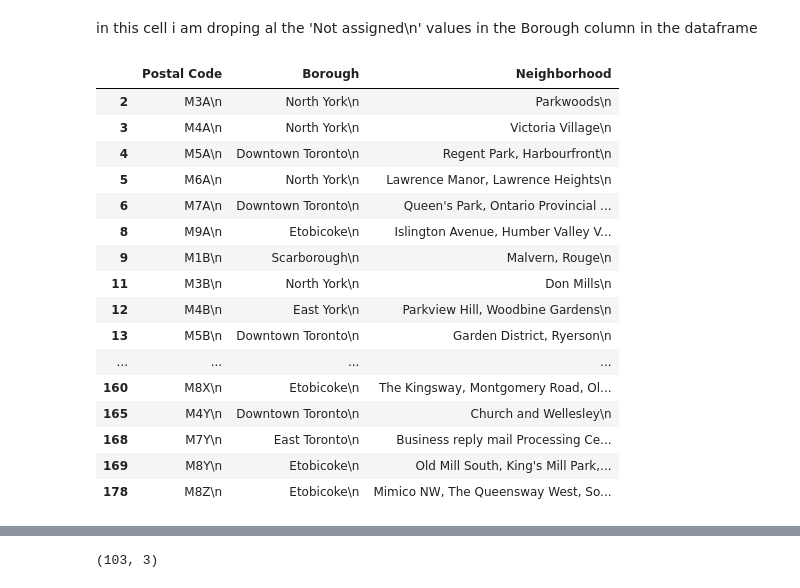
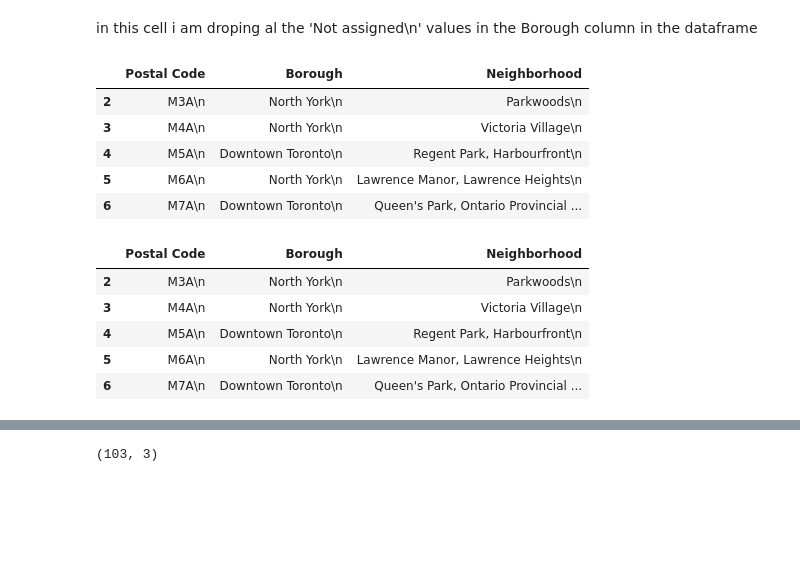
Before and after one commit to liran877/liran_data_science_course, a Jupyter notebook: Segmenting and Clustering Neighborhoods in Toronto.ipynb, the cells around one changed output, grey strips where cells are left out. Drawn from its saved outputs; the diff is of its cells as text; code cells hidden in the pictures; blank space fills up the shorter version.

```diff
--- a/Segmenting and Clustering Neighborhoods in Toronto.ipynb
+++ b/Segmenting and Clustering Neighborhoods in Toronto.ipynb
@@ -103,23 +103,21 @@ df.head()
 in this cell i am droping al the 'Not assigned\n' values in the Borough column in the dataframe
 # %%
 df.drop(df.loc[df['Borough']=='Not assigned\n'].index, inplace=True)
-
-df
+df.head()
 # %% [output]
 |  | Postal Code | Borough | Neighborhood |
 | 2 | M3A\n | North York\n | Parkwoods\n |
 | 3 | M4A\n | North York\n | Victoria Village\n |
 | 4 | M5A\n | Downtown Toronto\n | Regent Park, Harbourfront\n |
 | 5 | M6A\n | North York\n | Lawrence Manor, Lawrence Heights\n |
 | 6 | M7A\n | Downtown Toronto\n | Queen's Park, Ontario Provincial ... |
-| 8 | M9A\n | Etobicoke\n | Islington Avenue, Humber Valley V... |
-| 9 | M1B\n | Scarborough\n | Malvern, Rouge\n |
-| 11 | M3B\n | North York\n | Don Mills\n |
-| 12 | M4B\n | East York\n | Parkview Hill, Woodbine Gardens\n |
-| 13 | M5B\n | Downtown Toronto\n | Garden District, Ryerson\n |
-| ... | ... | ... | ... |
-| 160 | M8X\n | Etobicoke\n | The Kingsway, Montgomery Road, Ol... |
-| 165 | M4Y\n | Downtown Toronto\n | Church and Wellesley\n |
-| 168 | M7Y\n | East Toronto\n | Business reply mail Processing Ce... |
-| 169 | M8Y\n | Etobicoke\n | Old Mill South, King's Mill Park,... |
-| 178 | M8Z\n | Etobicoke\n | Mimico NW, The Queensway West, So... |
+# %%
+df.drop(df.loc[df['Borough']=='Not assigned\n'].index, inplace=True)
+df.head()
+# %% [output]
+|  | Postal Code | Borough | Neighborhood |
+| 2 | M3A\n | North York\n | Parkwoods\n |
+| 3 | M4A\n | North York\n | Victoria Village\n |
+| 4 | M5A\n | Downtown Toronto\n | Regent Park, Harbourfront\n |
+| 5 | M6A\n | North York\n | Lawrence Manor, Lawrence Heights\n |
+| 6 | M7A\n | Downtown Toronto\n | Queen's Park, Ontario Provincial ... |
```
Also changed, not shown: parts of 11 cells of this notebook.
